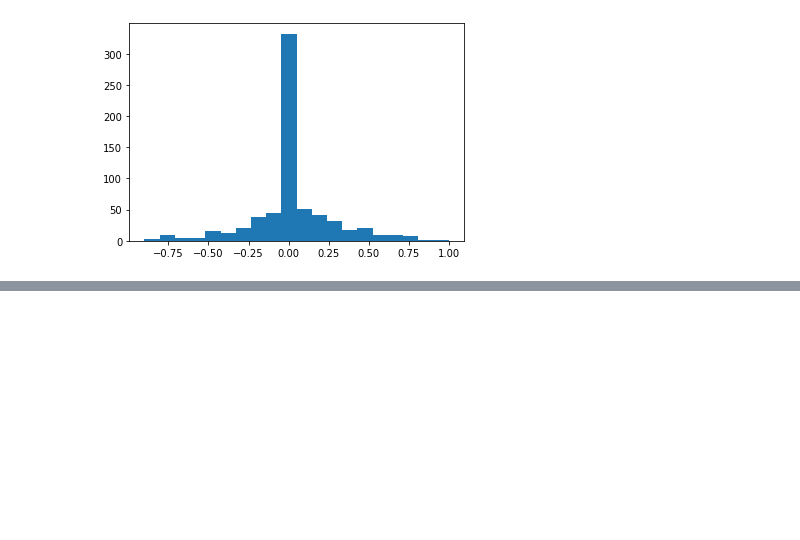
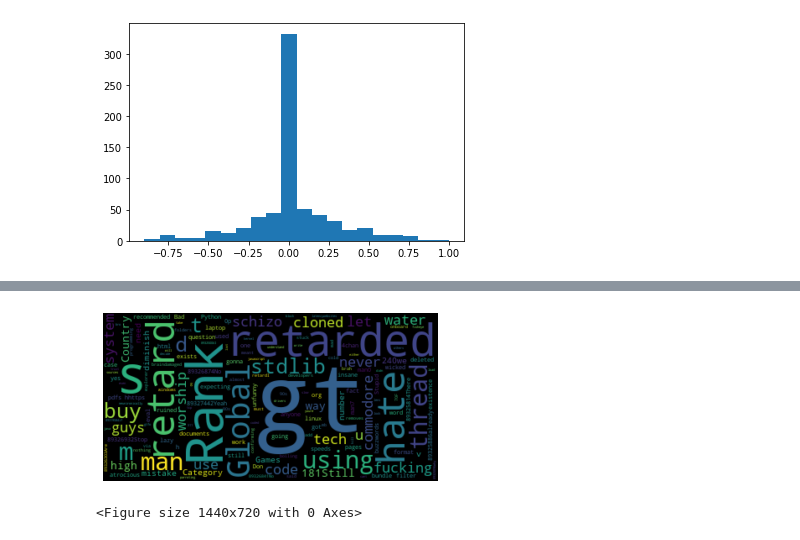
Before and after one commit to Extrieve/NLProject, a Jupyter notebook: 4chan/pandas_transformation.ipynb, the cells around one changed output, grey strips where cells are left out. Cells and saved outputs as stored; diff of their text form; code cells hidden in the pictures; blank space fills up the shorter version.

```diff
--- a/4chan/pandas_transformation.ipynb
+++ b/4chan/pandas_transformation.ipynb
@@ -79,0 +127,14 @@ df[df['sentiment'] > 0.5].sample(5)
+# %%
+# lets create a word cloud of the most common words in the comments, but only for negative comments
+negative_comments = ' '.join(df[df['sentiment'] < -0.5]['comment'])
+
+# create a word cloud object
+wordcloud = WordCloud().generate(negative_comments)
+
+plt.imshow(wordcloud, interpolation='bilinear')
+plt.axis("off")
+plt.figure(figsize=(20,10))
+plt.show()
+# %% [output]
+[figure, added]
+<Figure size 1440x720 with 0 Axes>
```
Also changed, not shown: parts of 5 cells of this notebook.
